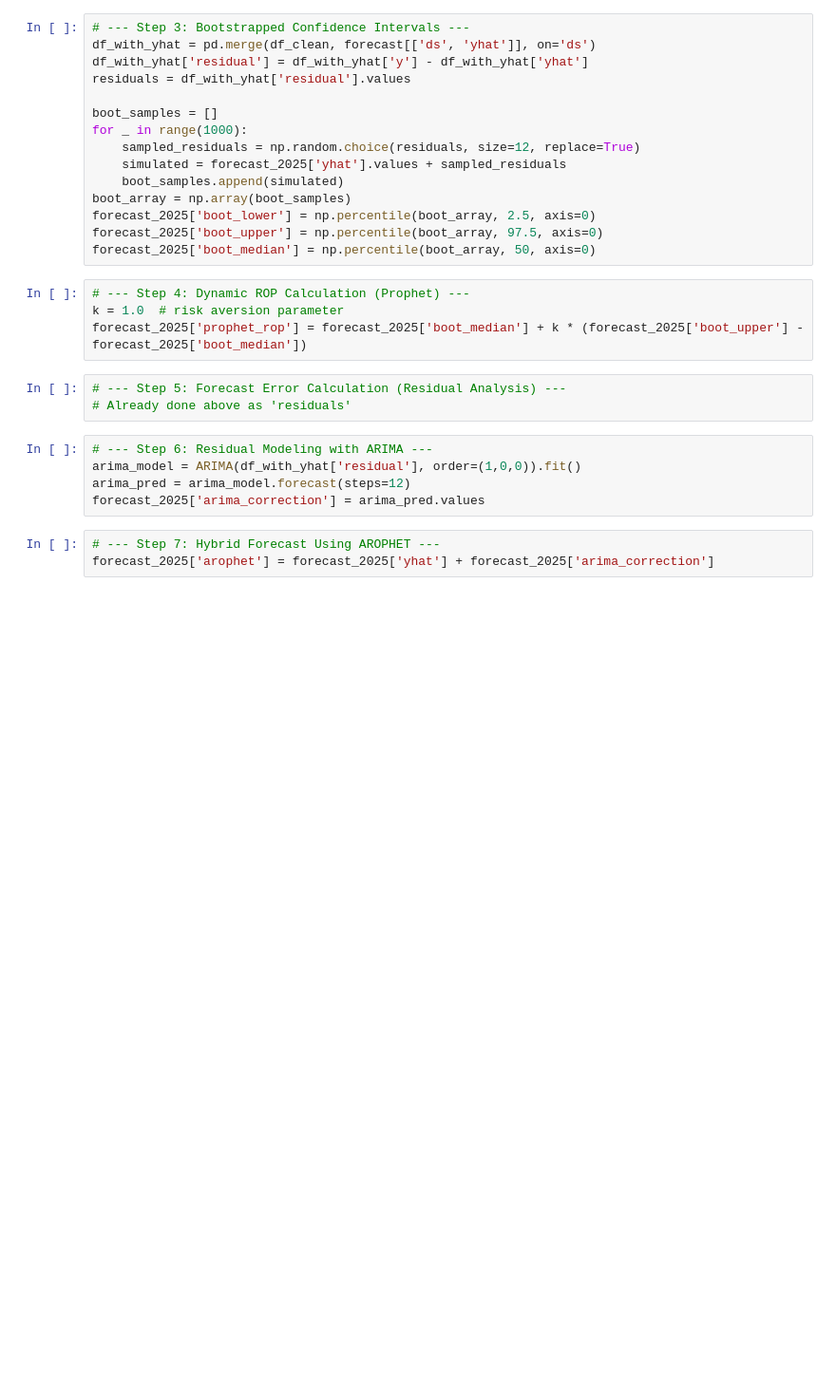
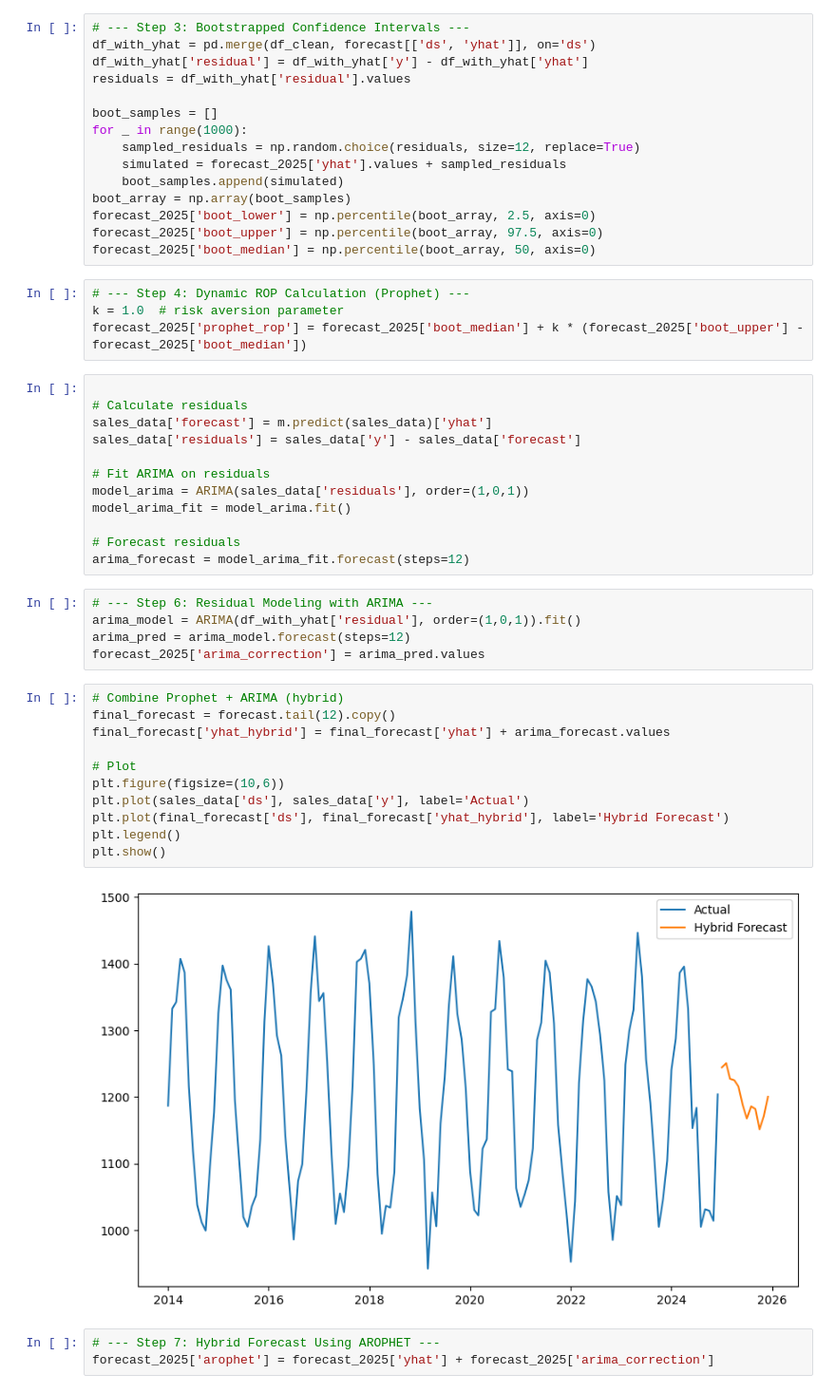
Before and after one commit to ashiqurrahmanshihab/Hybrid_Demand_Forecasting_and-Reorder_Point_Planning_Using_AROPHET, a Jupyter notebook: AROPHET_Forecasting copy.ipynb, the cells around one changed output. Shown at 95% size. Cells and saved outputs as stored; diff of their text form; blank space fills up the shorter version.

```diff
--- a/AROPHET_Forecasting copy.ipynb
+++ b/AROPHET_Forecasting copy.ipynb
@@ -70,14 +113,36 @@ forecast_2025['boot_median'] = np.percentile(boot_array, 50, axis=0)
 # --- Step 4: Dynamic ROP Calculation (Prophet) ---
 k = 1.0  # risk aversion parameter
 forecast_2025['prophet_rop'] = forecast_2025['boot_median'] + k * (forecast_2025['boot_upper'] - forecast_2025['boot_median'])
-# %%
-# --- Step 5: Forecast Error Calculation (Residual Analysis) ---
-# Already done above as 'residuals'
+# %%
+
+# Calculate residuals
+sales_data['forecast'] = m.predict(sales_data)['yhat']
+sales_data['residuals'] = sales_data['y'] - sales_data['forecast']
+
+# Fit ARIMA on residuals
+model_arima = ARIMA(sales_data['residuals'], order=(1,0,1))
+model_arima_fit = model_arima.fit()
+
+# Forecast residuals
+arima_forecast = model_arima_fit.forecast(steps=12)
 # %%
 # --- Step 6: Residual Modeling with ARIMA ---
-arima_model = ARIMA(df_with_yhat['residual'], order=(1,0,0)).fit()
+arima_model = ARIMA(df_with_yhat['residual'], order=(1,0,1)).fit()
 arima_pred = arima_model.forecast(steps=12)
 forecast_2025['arima_correction'] = arima_pred.values
+# %%
+# Combine Prophet + ARIMA (hybrid)
+final_forecast = forecast.tail(12).copy()
+final_forecast['yhat_hybrid'] = final_forecast['yhat'] + arima_forecast.values
+
+# Plot
+plt.figure(figsize=(10,6))
+plt.plot(sales_data['ds'], sales_data['y'], label='Actual')
+plt.plot(final_forecast['ds'], final_forecast['yhat_hybrid'], label='Hybrid Forecast')
+plt.legend()
+plt.show()
+# %% [output]
+[figure, added]
 # %%
 # --- Step 7: Hybrid Forecast Using AROPHET ---
 forecast_2025['arophet'] = forecast_2025['yhat'] + forecast_2025['arima_correction']
```
Also changed, not shown: parts of 17 cells of this notebook, 1 other file.
